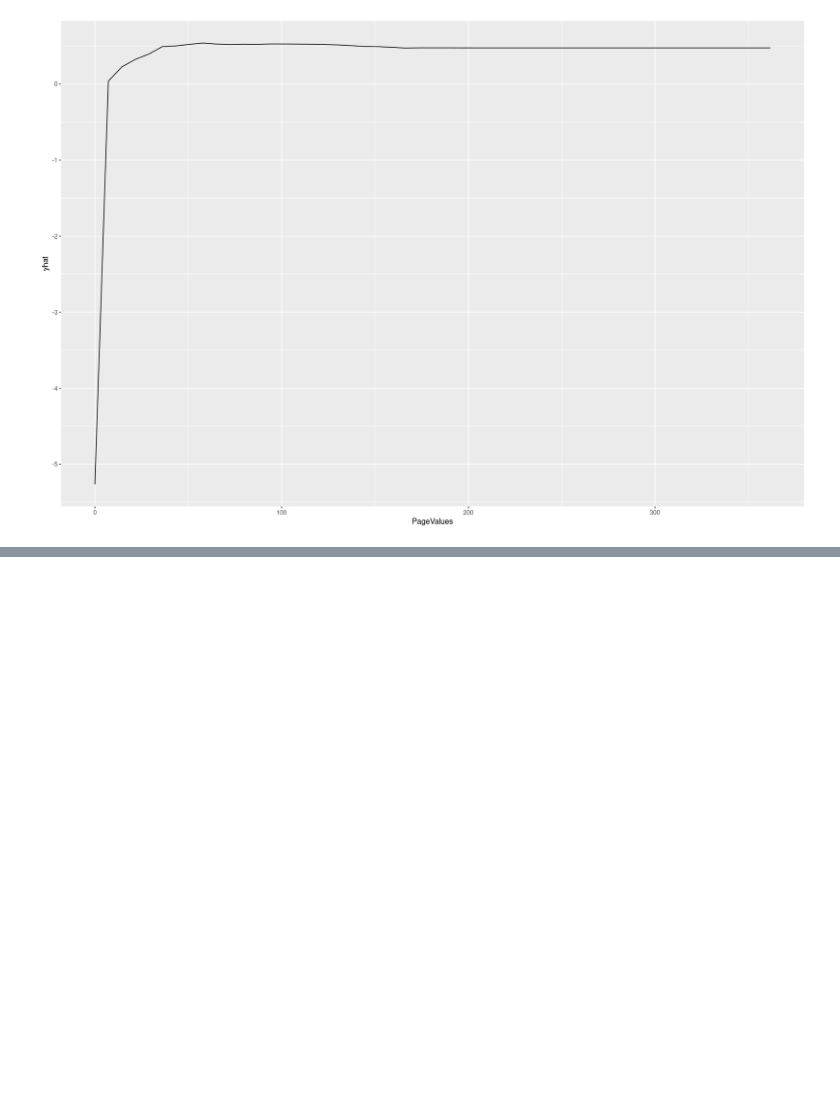
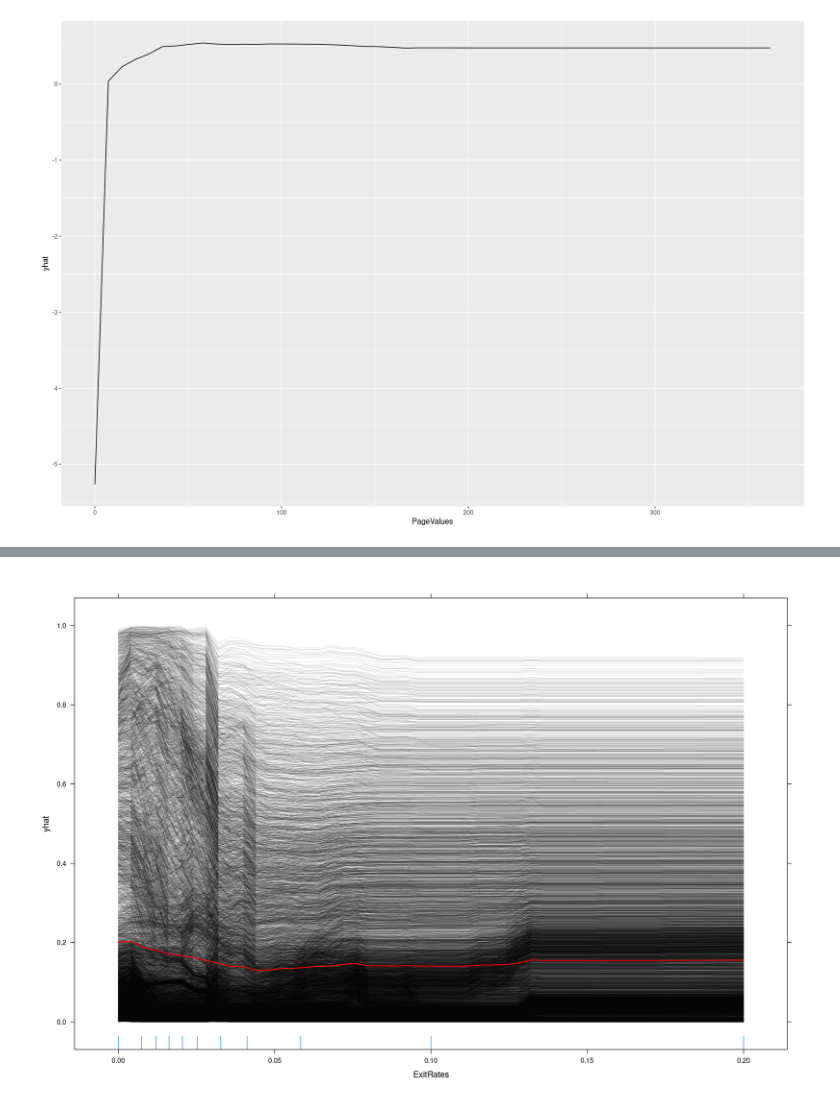
Before and after one commit to creyesp/r-course, a Jupyter notebook: notebooks/labs/Lab6_classification_analysis.ipynb, the cells around one changed output, grey strips where cells are left out. Saved outputs shown, nothing was run; the diff lists cells and outputs as text; code cells hidden in the pictures; blank space fills up the shorter version.

```diff
--- a/notebooks/labs/Lab6_classification_analysis.ipynb
+++ b/notebooks/labs/Lab6_classification_analysis.ipynb
@@ -516,0 +529,11 @@ Warning message:
+# %%
+pdp::partial(retention_model,
+              pred.var = "ExitRates",
+              rug = TRUE,
+              prob = TRUE,
+              ice = TRUE,
+              plot=TRUE,
+              alpha=0.1
+             )
+# %% [output]
+[figure, added]
```
Also changed, not shown: parts of 3 cells of this notebook, 5 other files.
